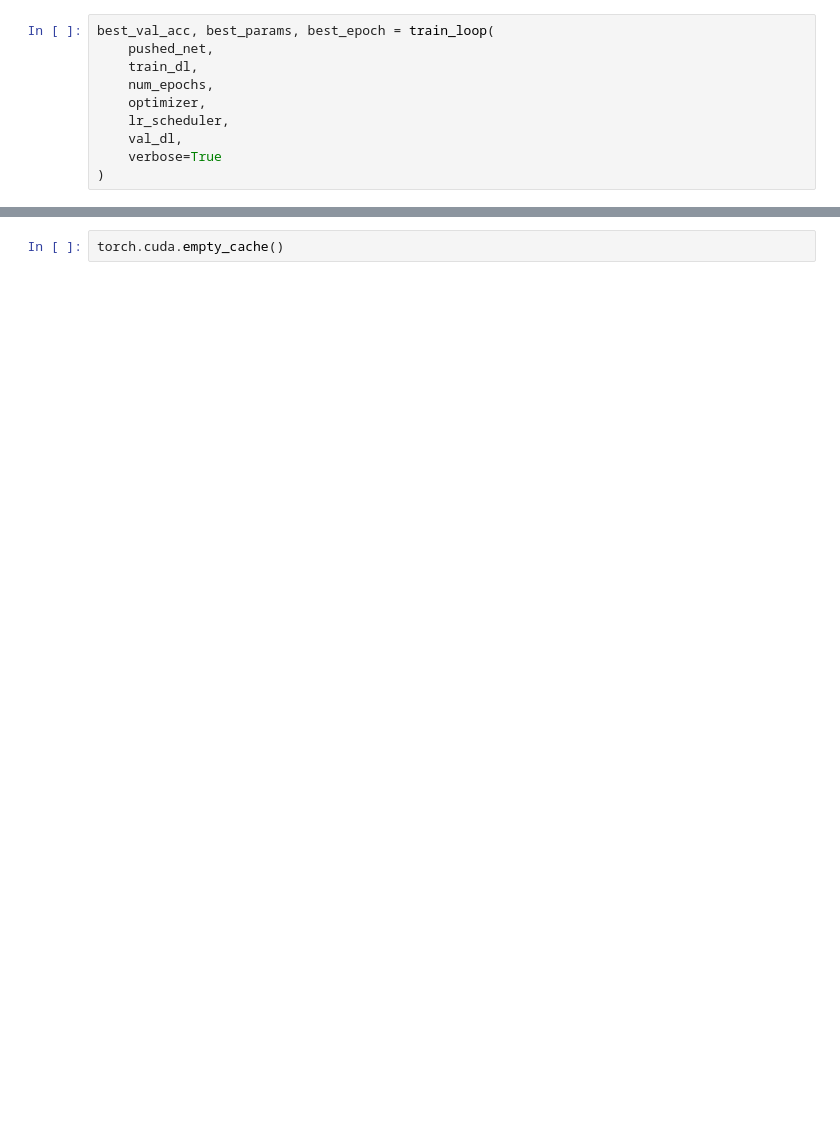
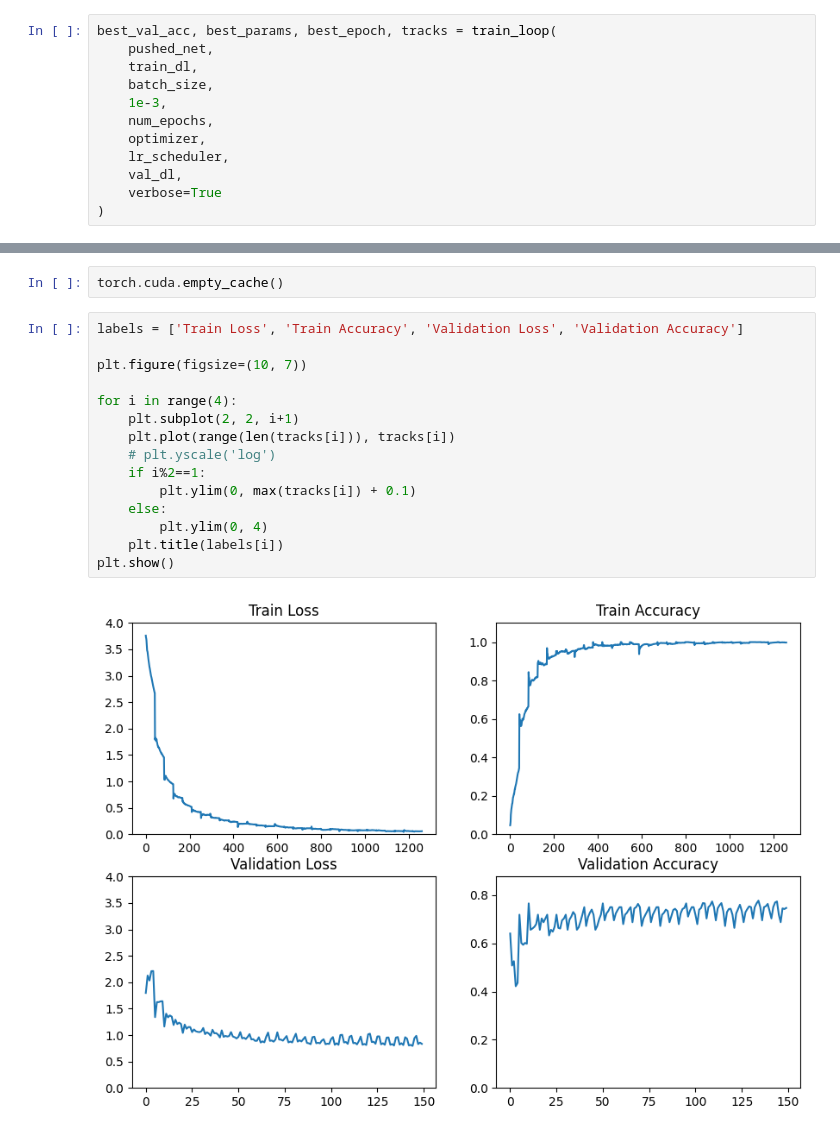
Before and after one commit to Rda1027/cnn-image-classification, a Jupyter notebook: prova_Task2.ipynb, the cells around one changed output, grey strips where cells are left out. Cells and saved outputs as stored; diff of their text form; blank space fills up the shorter version.

```diff
--- a/prova_Task2.ipynb
+++ b/prova_Task2.ipynb
@@ -291,7 +326,9 @@ def train_loop(model, train_dl, epochs, opt, scheduler, val_dl=None, verbose=Fal
 # %%
-best_val_acc, best_params, best_epoch = train_loop(
+best_val_acc, best_params, best_epoch, tracks = train_loop(
     pushed_net,
     train_dl,
+    batch_size,
+    1e-3,
     num_epochs,
     optimizer,
     lr_scheduler,
@@ -319,2 +356,19 @@ Best epoch 28, best acc 0.777027027027027
 # %%
 torch.cuda.empty_cache()
+# %%
+labels = ['Train Loss', 'Train Accuracy', 'Validation Loss', 'Validation Accuracy']
+
+plt.figure(figsize=(10, 7))
+
+for i in range(4):
+    plt.subplot(2, 2, i+1)
+    plt.plot(range(len(tracks[i])), tracks[i])
+    # plt.yscale('log')
+    if i%2==1:
+        plt.ylim(0, max(tracks[i]) + 0.1)
+    else:
+        plt.ylim(0, 4)
+    plt.title(labels[i])
+plt.show()
+# %% [output]
+[figure, added]
```
Also changed, not shown: parts of 6 cells of this notebook, 1 other file.
